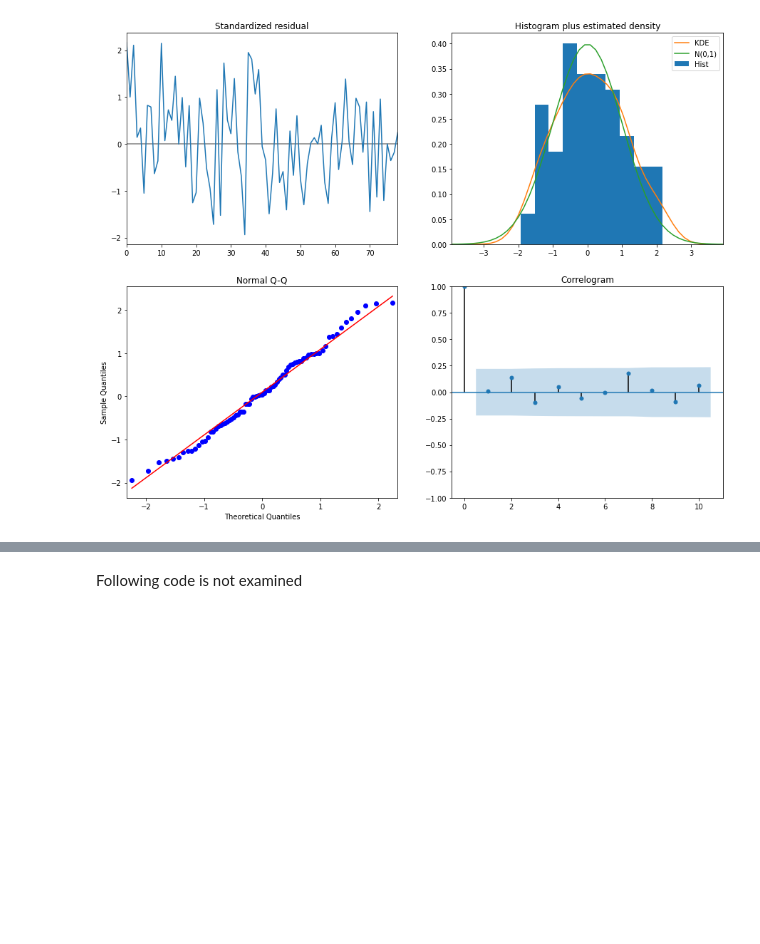
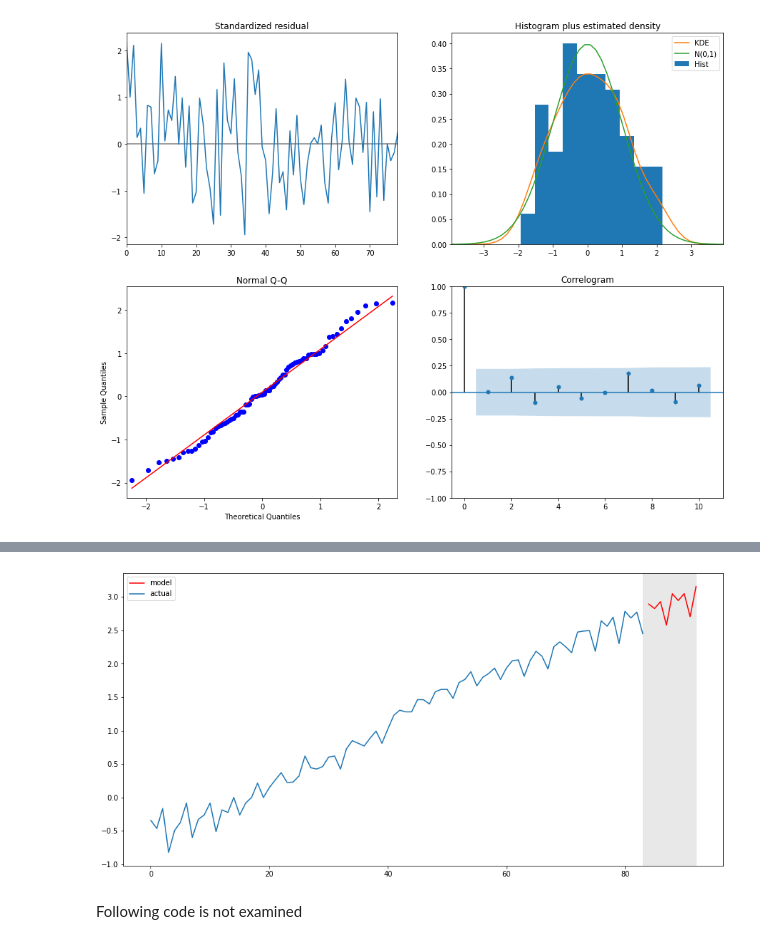
Before and after one commit to harnalashok/general, a Jupyter notebook: SARIMA.ipynb, the cells around one changed output, grey strips where cells are left out. Saved outputs shown, nothing was run; the diff lists cells and outputs as text; code cells hidden in the pictures; blank space fills up the shorter version.

```diff
--- a/SARIMA.ipynb
+++ b/SARIMA.ipynb
@@ -442,0 +458,12 @@ plt.show();
+# %%
+# 12.2 Make forecast for beyond
+
+forecastPeriod = 8
+forecast = best_model.predict(
+                               start=df.shape[0],
+                               end=df.shape[0] + forecastPeriod
+                              )
+
+
+# 12.2.1
+forecast
@@ -443,3 +485,40 @@ plt.show();
+# %%
+# 12.4 And now plot the complete data:
+
+plt.figure(figsize=(15, 7.5));
+
+# 12.5 Just the forecast:
+
+plt.plot(
+           forecast,
+           color='r',
+           label='model'
+          );
+
+# 12.6 Also the data:
+
+plt.plot(
+           df['data'],
+           label='actual'
+        );
+
+
+# 12.7 Draw two vertical lines to indicate
+#       the forecast period. Color this span
+
+plt.axvspan(
+             df.index[-1],         # Begin span
+             forecast.index[-1],   # end span
+             alpha=0.5,            # Transperancy
+             color='lightgrey'     # color of span
+            );
+
+# 12.8 Legend
+plt.legend();
+
+plt.show();
+# %% [output]
+[figure, added]
 # %% [markdown]
 Following code is not examined
 # %% [markdown]
```
Also changed, not shown: parts of 13 cells of this notebook.
